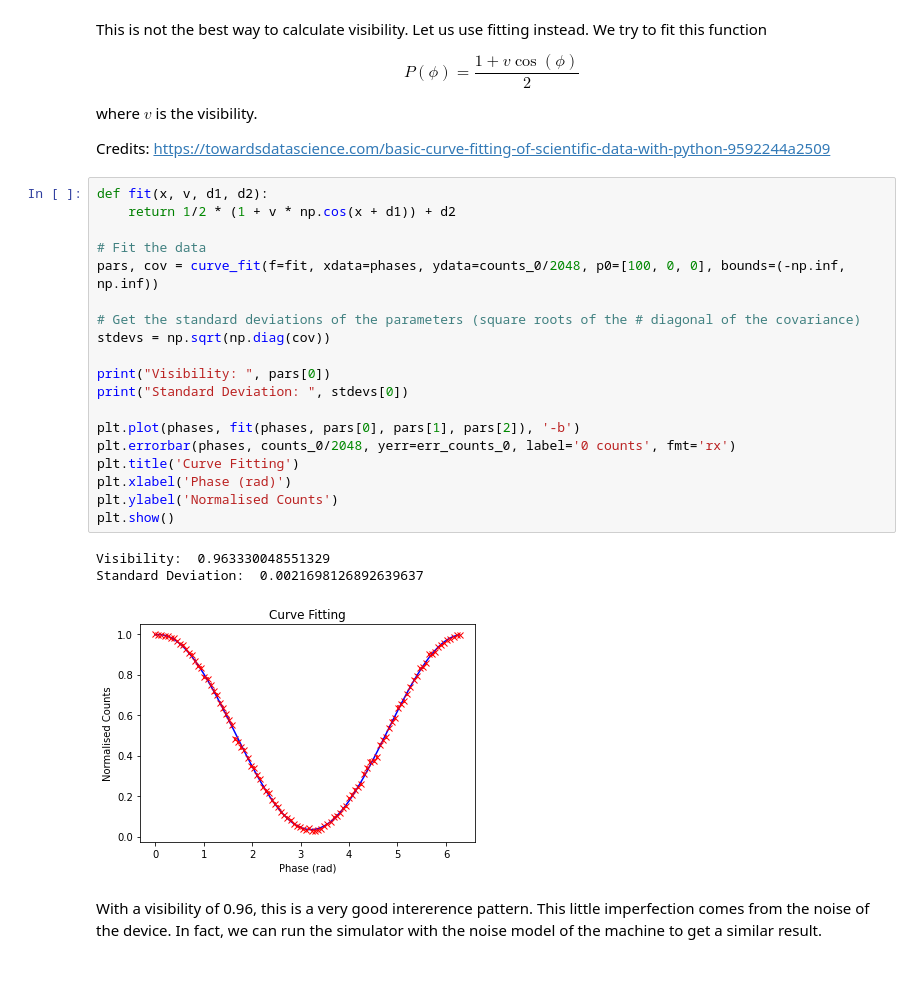
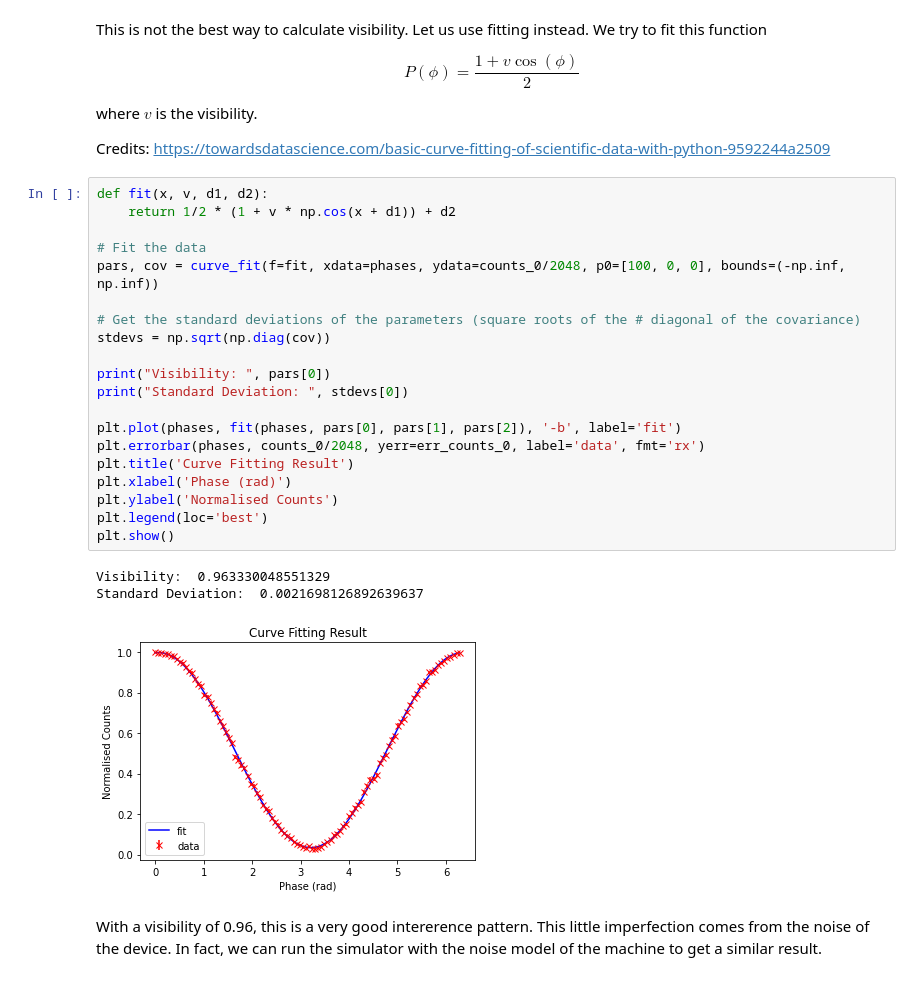
Before and after one commit to PeterSidajaya/PC5228-analysis, a Jupyter notebook: PC5228_analysis.ipynb, the cells around one changed output. Saved outputs shown, nothing was run; the diff lists cells and outputs as text.

```diff
--- a/PC5228_analysis.ipynb
+++ b/PC5228_analysis.ipynb
@@ -66,26 +66,27 @@ Credits: https://towardsdatascience.com/basic-curve-fitting-of-scientific-data-w
 # %%
 def fit(x, v, d1, d2):
     return 1/2 * (1 + v * np.cos(x + d1)) + d2
 
 # Fit the data
 pars, cov = curve_fit(f=fit, xdata=phases, ydata=counts_0/2048, p0=[100, 0, 0], bounds=(-np.inf, np.inf))
 
 # Get the standard deviations of the parameters (square roots of the # diagonal of the covariance)
 stdevs = np.sqrt(np.diag(cov))
 
 print("Visibility: ", pars[0])
 print("Standard Deviation: ", stdevs[0])
 
-plt.plot(phases, fit(phases, pars[0], pars[1], pars[2]), '-b')
-plt.errorbar(phases, counts_0/2048, yerr=err_counts_0, label='0 counts', fmt='rx')
-plt.title('Curve Fitting')
+plt.plot(phases, fit(phases, pars[0], pars[1], pars[2]), '-b', label='fit')
+plt.errorbar(phases, counts_0/2048, yerr=err_counts_0, label='data', fmt='rx')
+plt.title('Curve Fitting Result')
 plt.xlabel('Phase (rad)')
 plt.ylabel('Normalised Counts')
+plt.legend(loc='best')
 plt.show()
 # %% [output]
 Visibility:  0.963330048551329
 Standard Deviation:  0.0021698126892639637
-[figure, old version]
+[figure, new version]
 # %% [markdown]
 With a visibility of 0.96, this is a very good intererence pattern. This little imperfection comes from the noise of the device. In fact, we can run the simulator with the noise model of the machine to get a similar result.
 # %%
```
Also changed, not shown: parts of 4 cells of this notebook, 1 other file.
